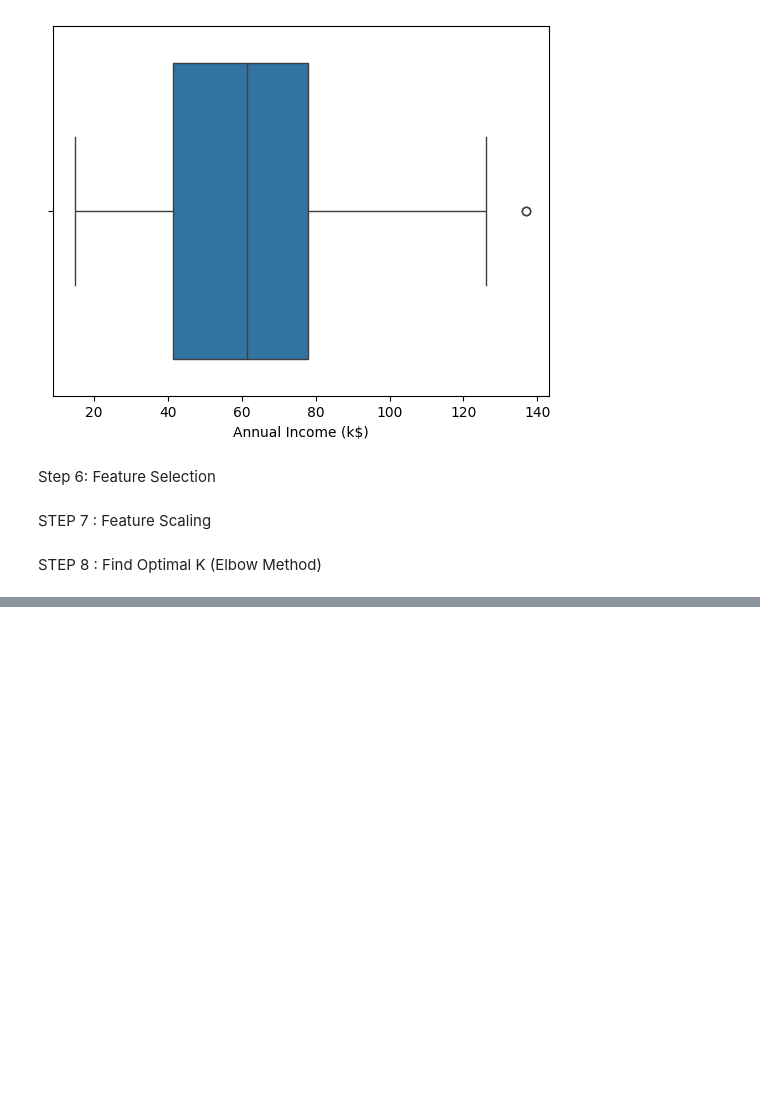
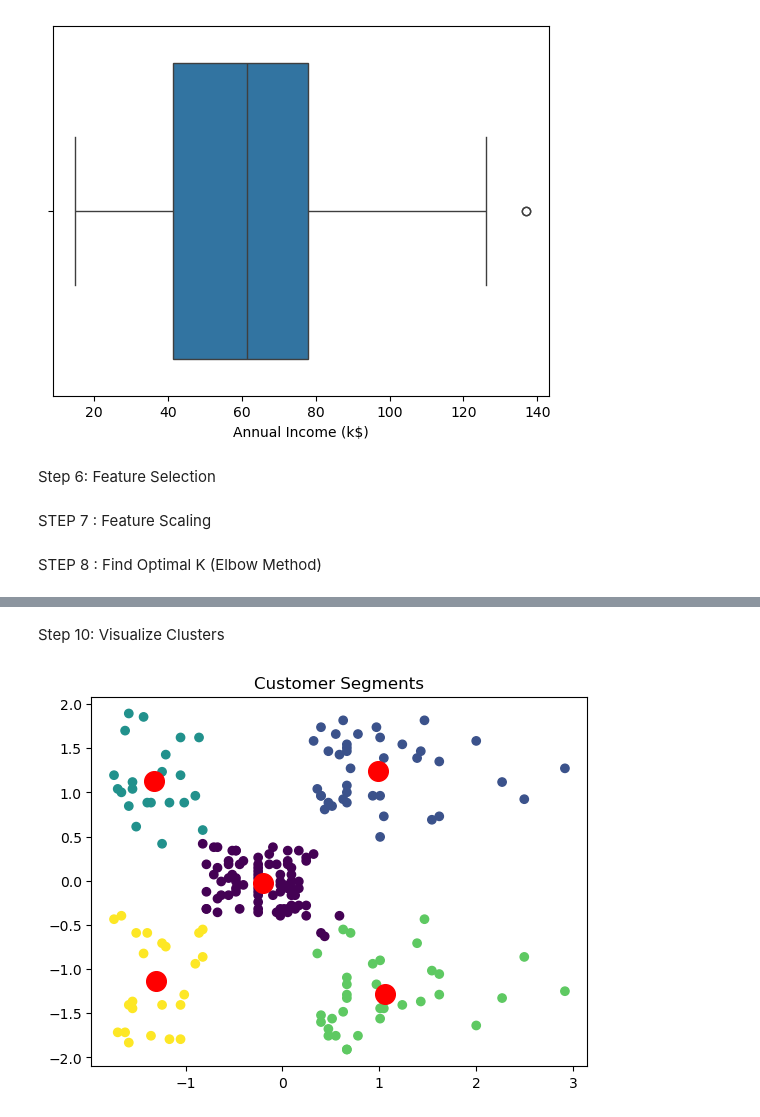
Before and after one commit to TarunaBV/Customer-Segmentation, a Jupyter notebook: customers.ipynb, the cells around one changed output, grey strips where cells are left out. Cells and saved outputs as stored; diff of their text form; code cells hidden in the pictures; blank space fills up the shorter version.

```diff
--- a/customers.ipynb
+++ b/customers.ipynb
@@ -184,0 +193,6 @@ np.int64(5)
+# %%
+kmeans = KMeans(n_clusters=5, random_state=42)
+y_kmeans = kmeans.fit_predict(X_scaled)
+
+df["Cluster"] = y_kmeans
+df.head()
@@ -184,0 +206,11 @@ np.int64(5)
+# %% [markdown]
+Step 10: Visualize Clusters
+# %%
+plt.scatter(X_scaled[:,0], X_scaled[:,1], c=y_kmeans, cmap="viridis")
+plt.scatter(kmeans.cluster_centers_[:,0],
+            kmeans.cluster_centers_[:,1],
+            s=200, c='red')
+plt.title("Customer Segments")
+plt.show()
+# %% [output]
+[figure, added]
```
Also changed, not shown: parts of 8 cells of this notebook.
